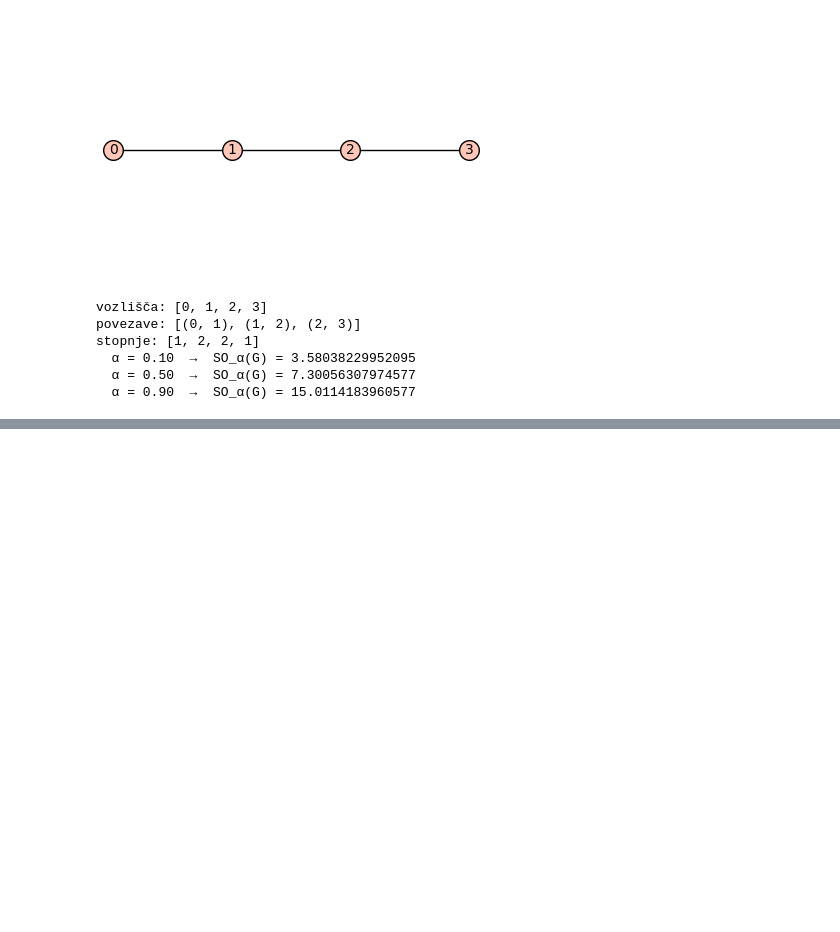
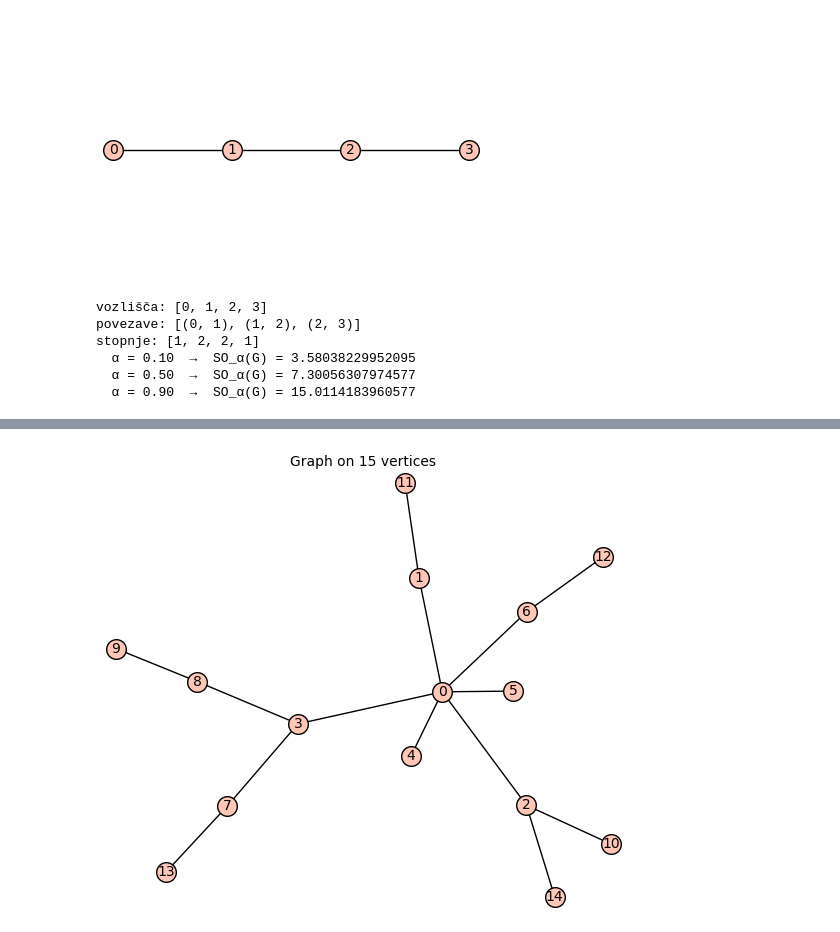
Before and after one commit to kajazefran/Projekt-FP, a Jupyter notebook: naloga.ipynb, the cells around one changed output, grey strips where cells are left out. Drawn from its saved outputs; the diff is of its cells as text; code cells hidden in the pictures; blank space fills up the shorter version.

```diff
--- a/naloga.ipynb
+++ b/naloga.ipynb
@@ -145,0 +196,4 @@ def random_bounded_degree_tree(n, Delta):
+# %%
+random_tree_with_exact_max_degree(15, 6)
+# %% [output]
+[figure, added]
```
Also changed, not shown: parts of 8 cells of this notebook.
